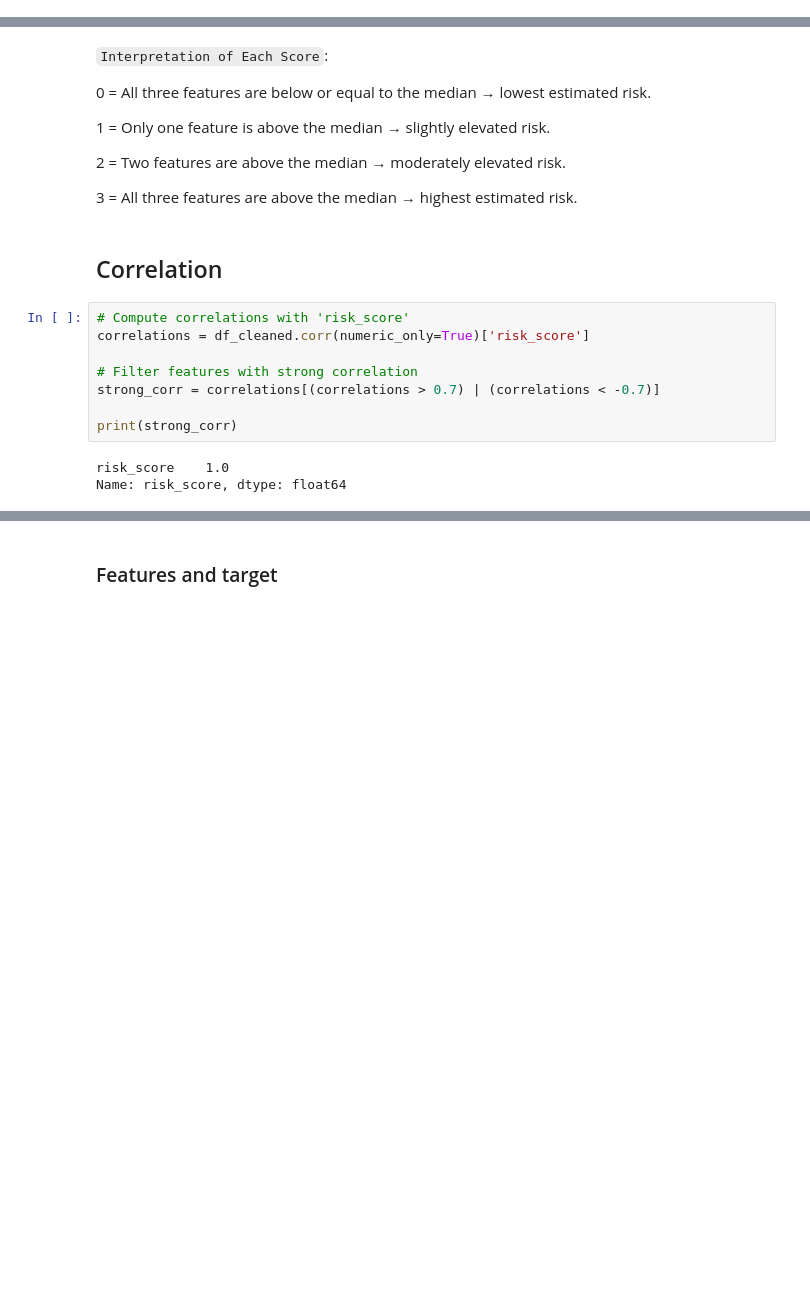
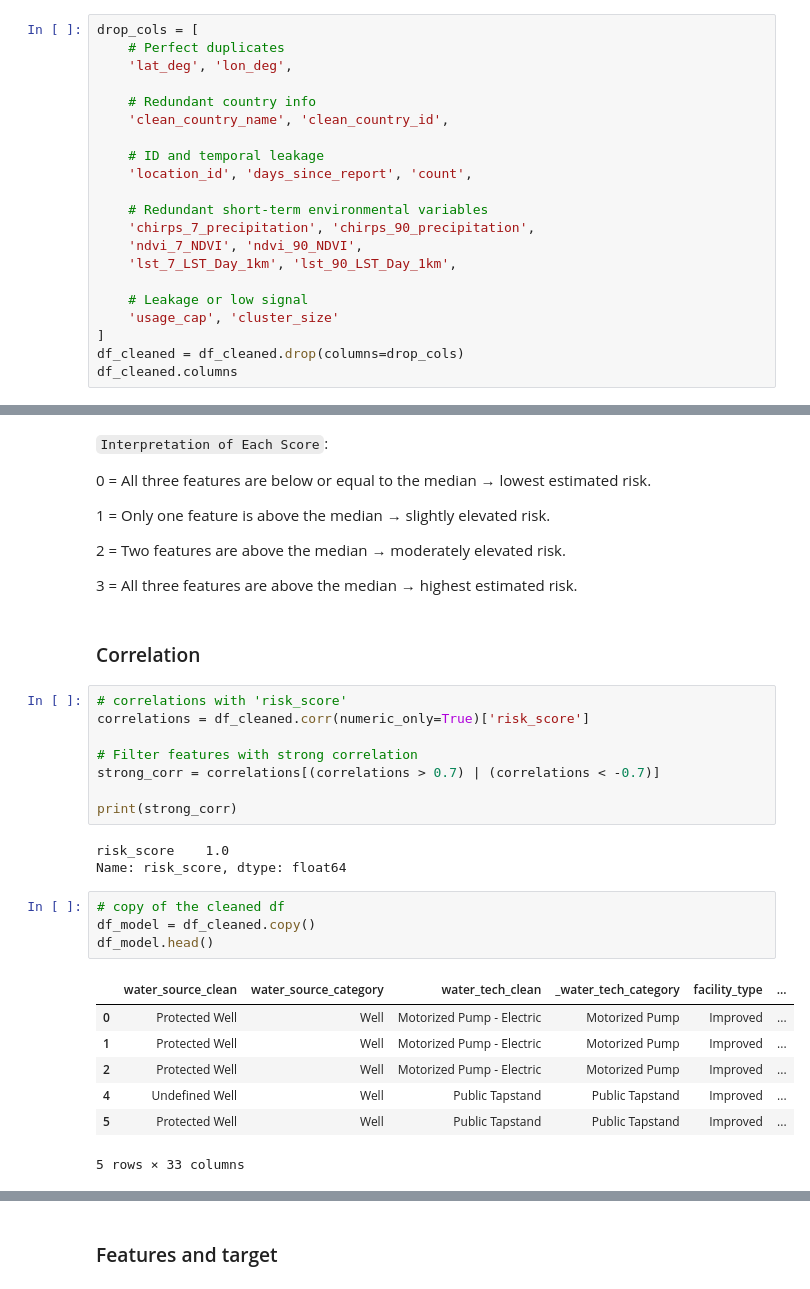
Before and after one commit to lewismwaki/cleanwaterai, a Jupyter notebook: notebooks/Diana-Xgb_model.ipynb, the cells around one changed output, grey strips where cells are left out. Drawn from its saved outputs; the diff is of its cells as text; blank space fills up the shorter version.

```diff
--- a/notebooks/Diana-Xgb_model.ipynb
+++ b/notebooks/Diana-Xgb_model.ipynb
@@ -336,0 +361,21 @@ df_cleaned
+# %%
+drop_cols = [
+    # Perfect duplicates
+    'lat_deg', 'lon_deg',
+
+    # Redundant country info
+    'clean_country_name', 'clean_country_id',
+
+    # ID and temporal leakage
+    'location_id', 'days_since_report', 'count',
+
+    # Redundant short-term environmental variables
+    'chirps_7_precipitation', 'chirps_90_precipitation',
+    'ndvi_7_NDVI', 'ndvi_90_NDVI',
+    'lst_7_LST_Day_1km', 'lst_90_LST_Day_1km',
+
+    # Leakage or low signal
+    'usage_cap', 'cluster_size'
+]
+df_cleaned = df_cleaned.drop(columns=drop_cols)
+df_cleaned.columns
@@ -375,9 +429,9 @@ Name: count, dtype: int64
 
 3 = All three features are above the median → highest estimated risk.
 # %% [markdown]
-## Correlation
+### Correlation
 # %%
-# Compute correlations with 'risk_score'
+# correlations with 'risk_score'
 correlations = df_cleaned.corr(numeric_only=True)['risk_score']
 
 # Filter features with strong correlation
@@ -387,6 +441,18 @@ print(strong_corr)
 # %% [output]
 risk_score    1.0
 Name: risk_score, dtype: float64
+# %%
+# copy of the cleaned df
+df_model = df_cleaned.copy()
+df_model.head()
+# %% [output]
+|  | water_source_clean | water_source_category | water_tech_clean | _water_tech_category | facility_type | ... |
+| 0 | Protected Well | Well | Motorized Pump - Electric | Motorized Pump | Improved | ... |
+| 1 | Protected Well | Well | Motorized Pump - Electric | Motorized Pump | Improved | ... |
+| 2 | Protected Well | Well | Motorized Pump - Electric | Motorized Pump | Improved | ... |
+| 4 | Undefined Well | Well | Public Tapstand | Public Tapstand | Improved | ... |
+| 5 | Protected Well | Well | Public Tapstand | Public Tapstand | Improved | ... |
+5 rows × 33 columns
 # %%
 df_model.dtypes
 # %% [output]
```
Also changed, not shown: parts of 45 cells of this notebook.
